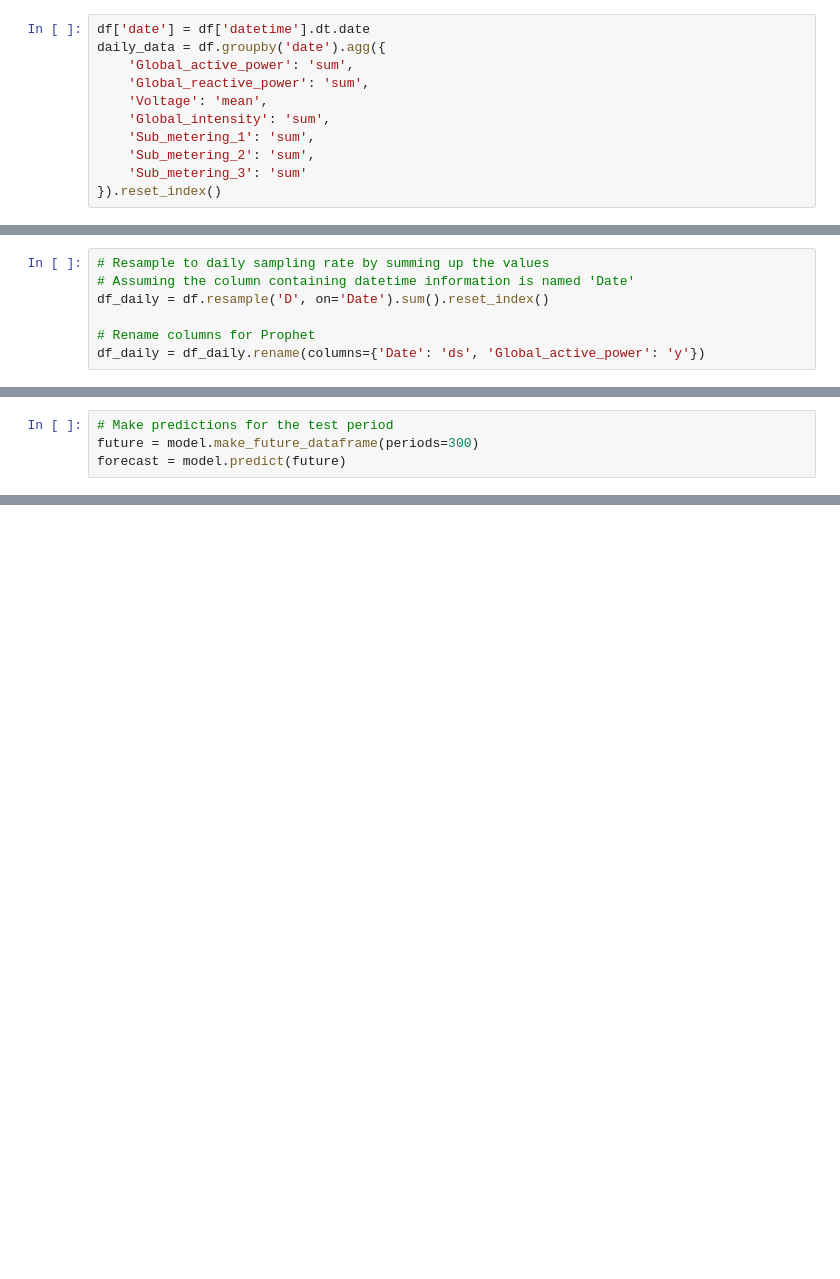
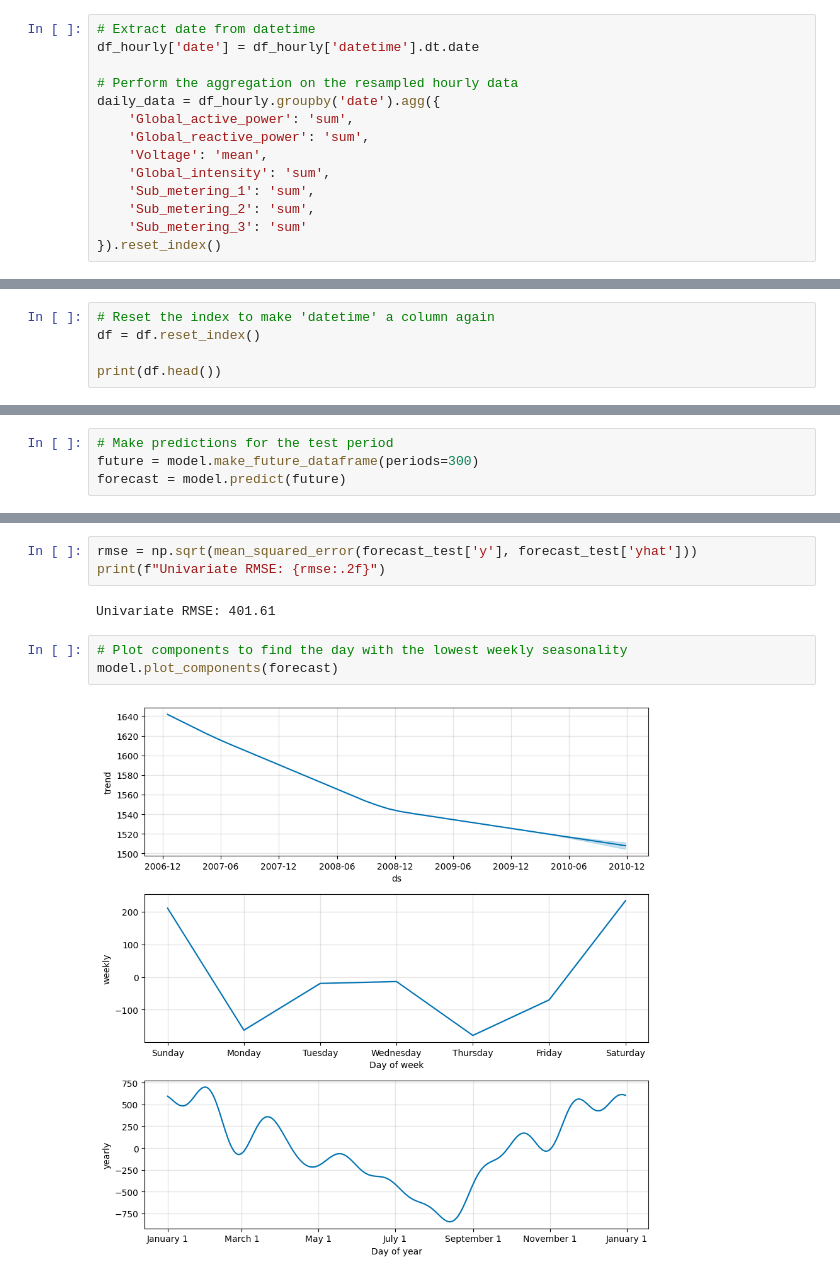
Before and after one commit to DominionAkinrotimi/HAMOYE-DS-INTERNSHIP-PROJECTS, a Jupyter notebook: Stage_E.ipynb, the cells around one changed output, grey strips where cells are left out. Drawn from its saved outputs; the diff is of its cells as text; blank space fills up the shorter version.

```diff
--- a/Stage_E.ipynb
+++ b/Stage_E.ipynb
@@ -318,6 +357,9 @@ from sklearn.metrics import mean_absolute_percentage_error
 # %%
-df['date'] = df['datetime'].dt.date
-daily_data = df.groupby('date').agg({
+# Extract date from datetime
+df_hourly['date'] = df_hourly['datetime'].dt.date
+
+# Perform the aggregation on the resampled hourly data
+daily_data = df_hourly.groupby('date').agg({
     'Global_active_power': 'sum',
     'Global_reactive_power': 'sum',
     'Voltage': 'mean',
@@ -330,0 +381,5 @@ KeyError: 'datetime'
+# %%
+# Reset the index to make 'datetime' a column again
+df = df.reset_index()
+
+print(df.head())
@@ -339,7 +423,0 @@ KeyError: 'The grouper name datetime is not found'
-# %%
-# Resample to daily sampling rate by summing up the values
-# Assuming the column containing datetime information is named 'Date'
-df_daily = df.resample('D', on='Date').sum().reset_index()
-
-# Rename columns for Prophet
-df_daily = df_daily.rename(columns={'Date': 'ds', 'Global_active_power': 'y'})
@@ -369,0 +461,10 @@ print(f"MAPE: {mape:.2f}%")
+# %%
+rmse = np.sqrt(mean_squared_error(forecast_test['y'], forecast_test['yhat']))
+print(f"Univariate RMSE: {rmse:.2f}")
+# %% [output]
+Univariate RMSE: 401.61
+# %%
+# Plot components to find the day with the lowest weekly seasonality
+model.plot_components(forecast)
+# %% [output]
+[figure, added]
```
Also changed, not shown: parts of 55 cells of this notebook.
